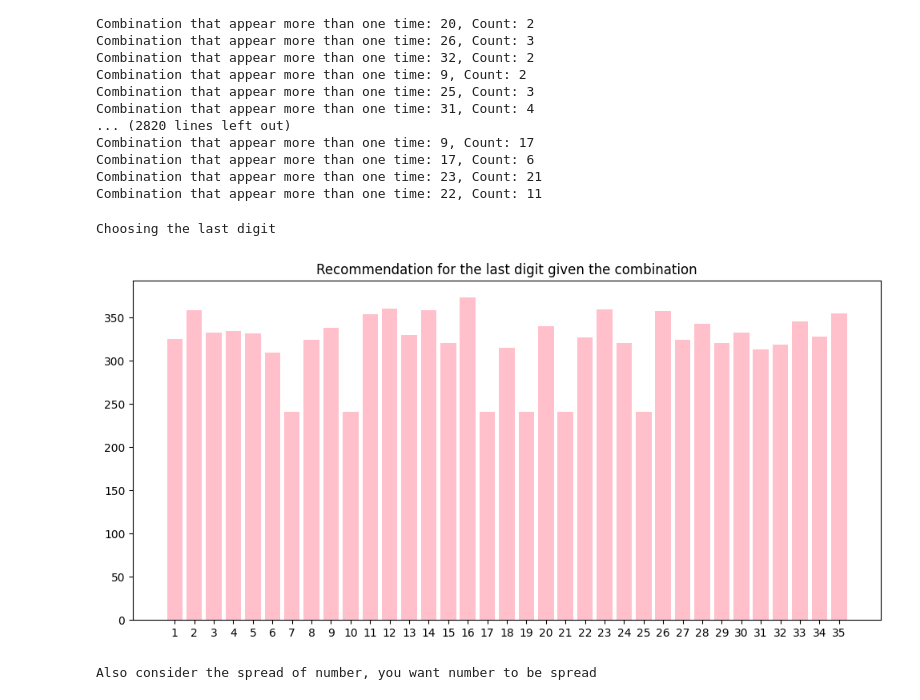
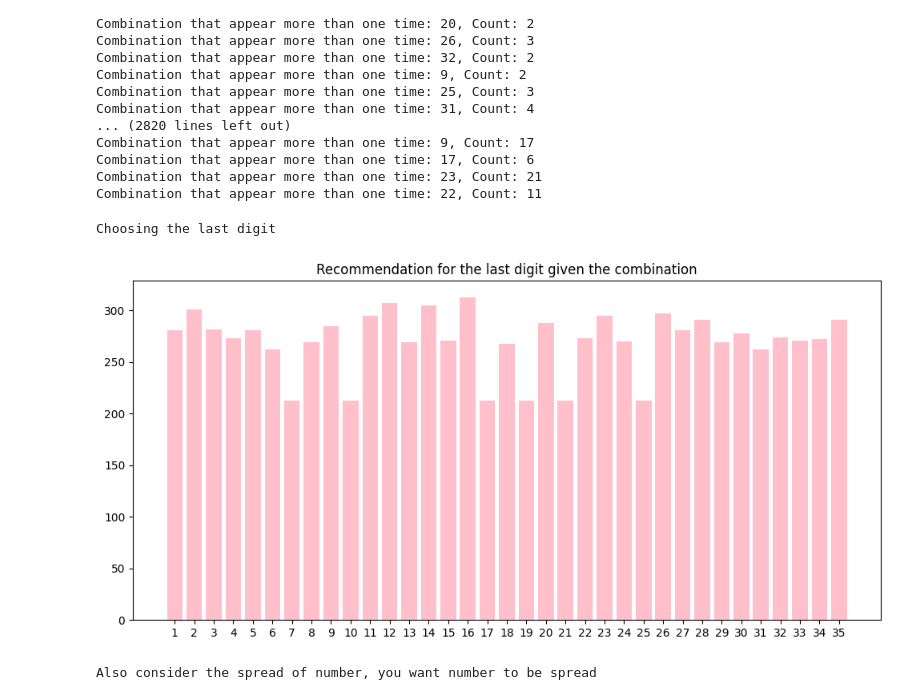
Before and after one commit to jackytsheng/bootup-script, a Jupyter notebook: python-scripts/powerball.ipynb, the cells around one changed output. Cells and saved outputs as stored; diff of their text form; code cells hidden in the pictures.

```diff
--- a/python-scripts/powerball.ipynb
+++ b/python-scripts/powerball.ipynb
@@ -434,7 +434,7 @@ print(f"data length: {len(rows)}")
 for i in range(1,8):
     frequent_result = find_frequent_combinations(rows,i)
     print(f"The combination of {i} numbers that appear most frequently is:")
-    for each in result :
+    for each in frequent_result :
         most_frequent_combination, count = each
         if count > 1:
             print(f"Combination that appear more than one time: {most_frequent_combination}, Count: {count}")
@@ -466,31 +464,34 @@ for i in range(2,8):
     for e in combo_result:
         subset_map[e[0]] = e[1]
 # %%
+# combination must appear at least how many time for it to be recommended
+threshold = 3
 current_pick = {25,17,19,21,10,7}
 print("Choosing the last digit")
 y = []
+
 for pick in range(1,36):
     new_pick= current_pick.copy()
     new_pick.add(pick)
     total = 0
     for each_group,value in subset_map.items():
-        if set(each_group).issubset(new_pick):
+        if set(each_group).issubset(new_pick) and value > threshold :
             total += value
     y.append(total)
 
 x_values = [e for e in range(1,36)]
 
 fig, ax = plt.subplots(figsize=(10, 5))
 ax.bar(x_values, y,color="pink")
 ax.set_title('Recommendation for the last digit given the combination')
 ax.set_xticks(x_values)
 ax.set_xticklabels(x_values)
 
 plt.tight_layout()
 plt.show()
 # %% [output]
 Choosing the last digit
-[figure, old version]
+[figure, new version]
 # %%
 print("Also consider the spread of number, you want number to be spread")
 # %% [output]
```
Also changed, not shown: parts of 1 cell of this notebook, 3 other files.
